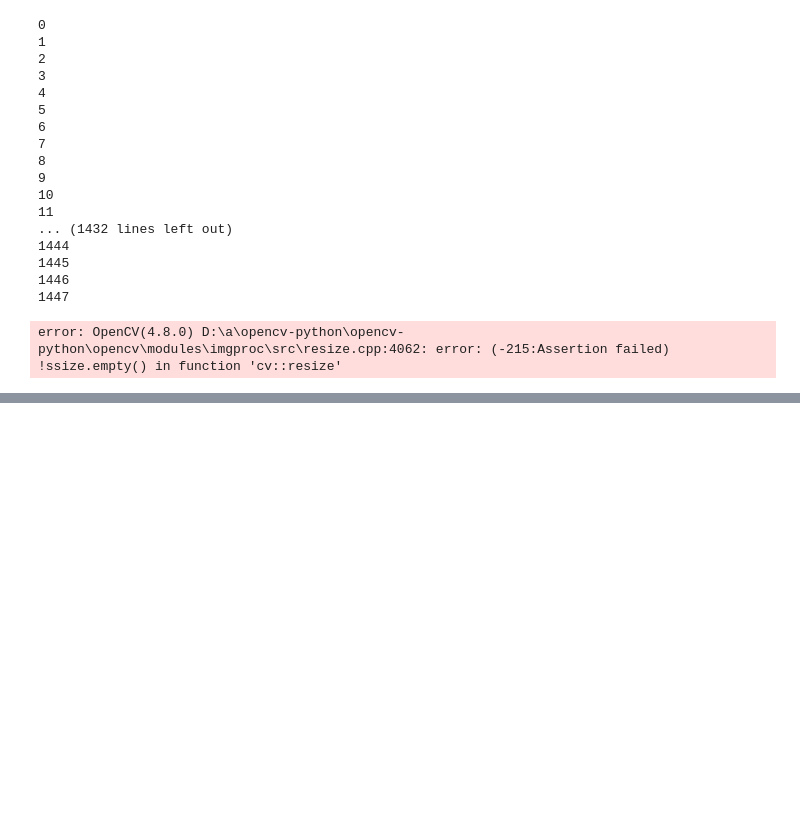
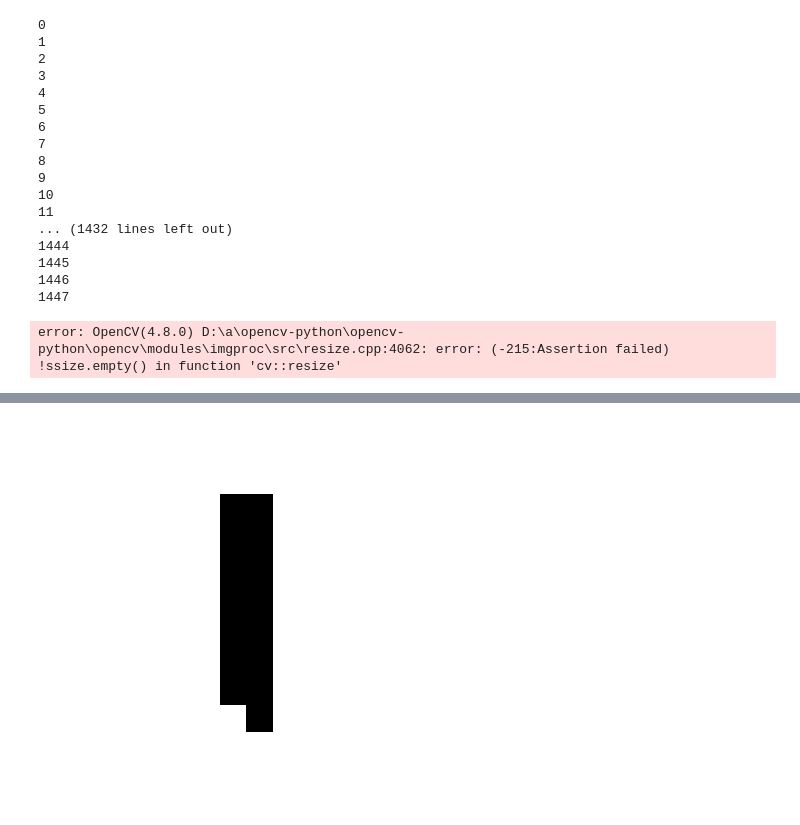
Before and after one commit to nonameR9077/MLproject_2023-2, a Jupyter notebook: preprocessing/npzThickening.ipynb, the cells around one changed output, grey strips where cells are left out. Saved outputs shown, nothing was run; the diff lists cells and outputs as text; code cells hidden in the pictures; blank space fills up the shorter version.

```diff
--- a/preprocessing/npzThickening.ipynb
+++ b/preprocessing/npzThickening.ipynb
@@ -247,0 +310,4 @@ plot_digit(my_data_num["img"][1447])
+# %%
+plot_digit(resize_fixed(sample_error))
+# %% [output]
+[figure, added]
```
Also changed, not shown: parts of 6 cells of this notebook, 1 other file.
